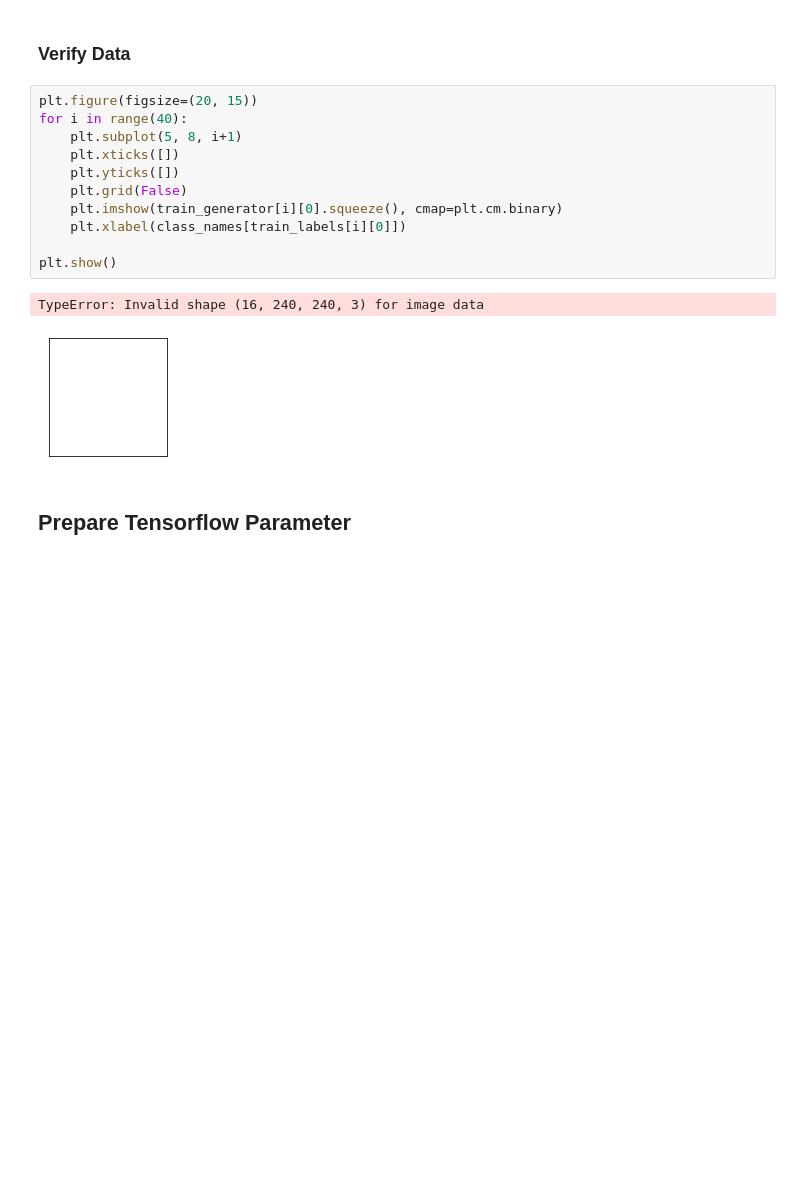
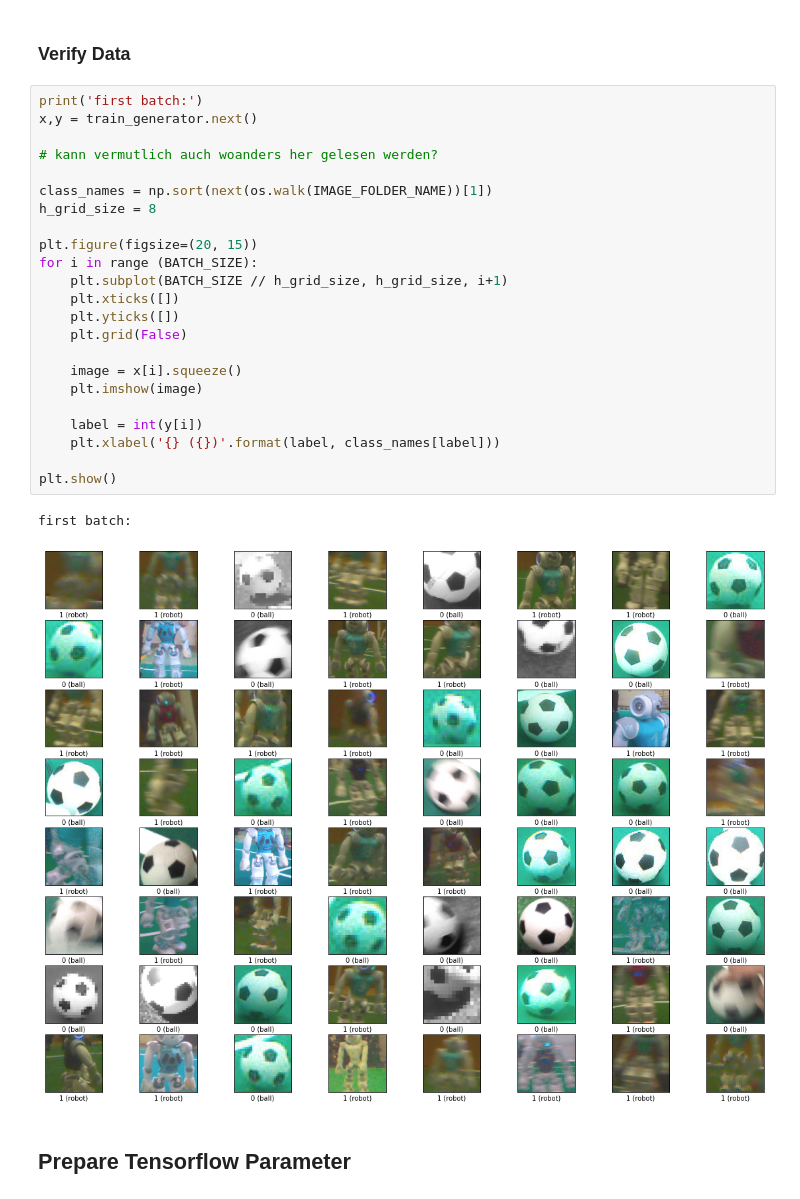
Before and after one commit to krogerpa/oveject_detection, a Jupyter notebook: CNN_tom.ipynb, the cells around one changed output. Drawn from its saved outputs; the diff is of its cells as text; blank space fills up the shorter version.

```diff
--- a/CNN_tom.ipynb
+++ b/CNN_tom.ipynb
@@ -96,19 +146,31 @@ Found 2332 images belonging to 2 classes.
 # %% [markdown]
 ### Verify Data
 # %%
+print('first batch:')
+x,y = train_generator.next()
+
+# kann vermutlich auch woanders her gelesen werden?
+
+class_names = np.sort(next(os.walk(IMAGE_FOLDER_NAME))[1])
+h_grid_size = 8
+
 plt.figure(figsize=(20, 15))
-for i in range(40):
-    plt.subplot(5, 8, i+1)
+for i in range (BATCH_SIZE):
+    plt.subplot(BATCH_SIZE // h_grid_size, h_grid_size, i+1)
     plt.xticks([])
     plt.yticks([])
     plt.grid(False)
-    plt.imshow(train_generator[i][0].squeeze(), cmap=plt.cm.binary)
-    plt.xlabel(class_names[train_labels[i][0]])
+
+    image = x[i].squeeze()
+    plt.imshow(image)
+
+    label = int(y[i])
+    plt.xlabel('{} ({})'.format(label, class_names[label]))
 
 plt.show()
 # %% [output]
-TypeError: Invalid shape (16, 240, 240, 3) for image data
+first batch:
-[figure, old version]
+[figure, new version]
 # %% [markdown]
 ## Prepare Tensorflow Parameter
 # %% [markdown]
```
Also changed, not shown: parts of 10 cells of this notebook.
